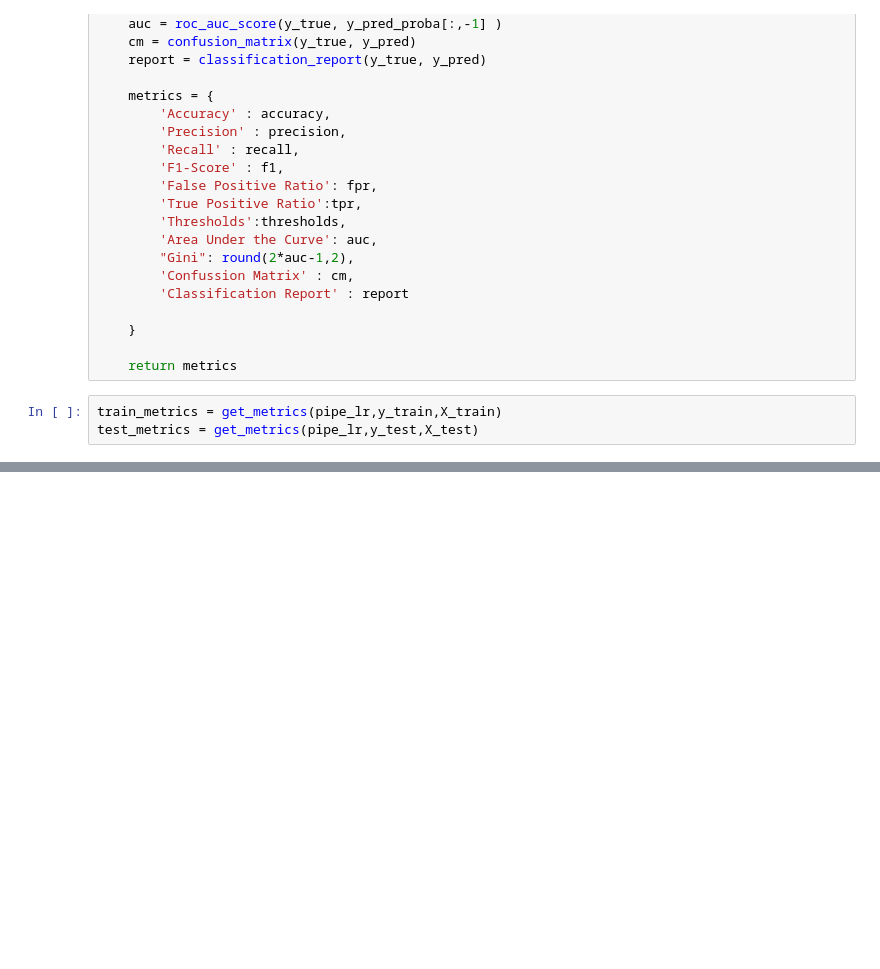
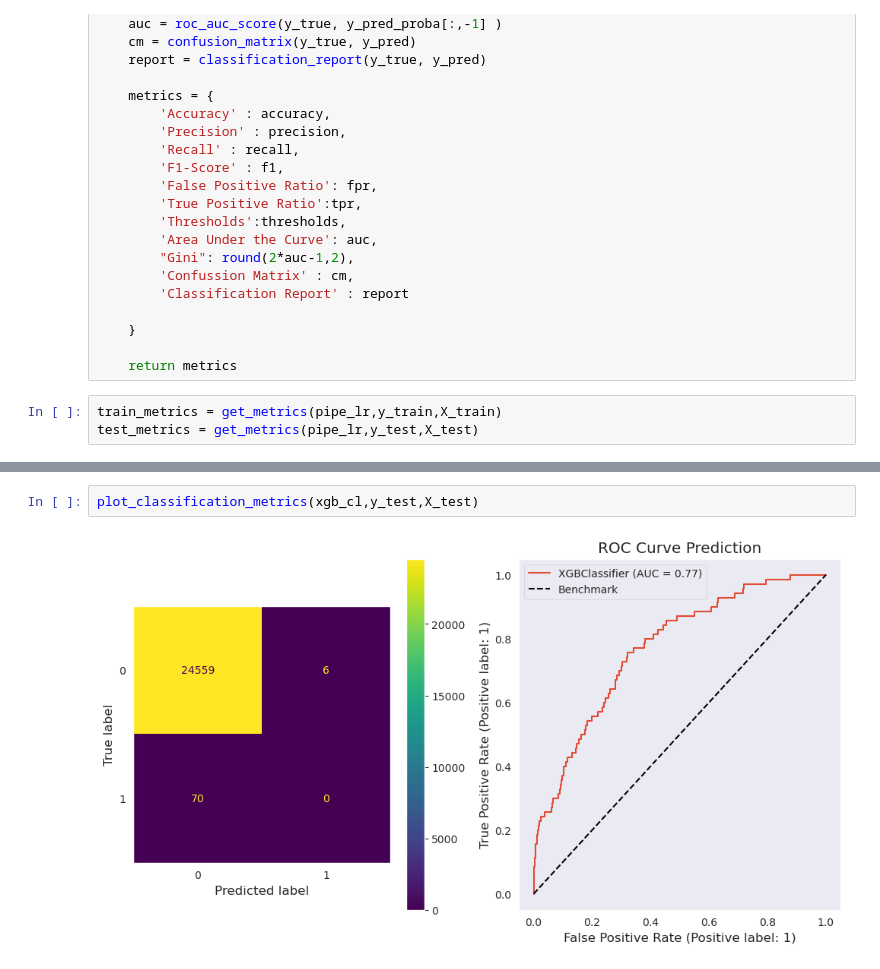
Before and after one commit to SalisEduardo/EAD0830-IA-aplic-financas, a Jupyter notebook: Atividades/atv2/rascunho_modelagem.ipynb, the cells around one changed output, grey strips where cells are left out. Drawn from its saved outputs; the diff is of its cells as text; blank space fills up the shorter version.

```diff
--- a/Atividades/atv2/rascunho_modelagem.ipynb
+++ b/Atividades/atv2/rascunho_modelagem.ipynb
@@ -753,0 +897,4 @@ plot_classification_metrics(pipe_lr,y_test,X_test)
+# %%
+plot_classification_metrics(xgb_cl,y_test,X_test)
+# %% [output]
+[figure, added]
```
Also changed, not shown: parts of 30 cells of this notebook, 3 other files.
